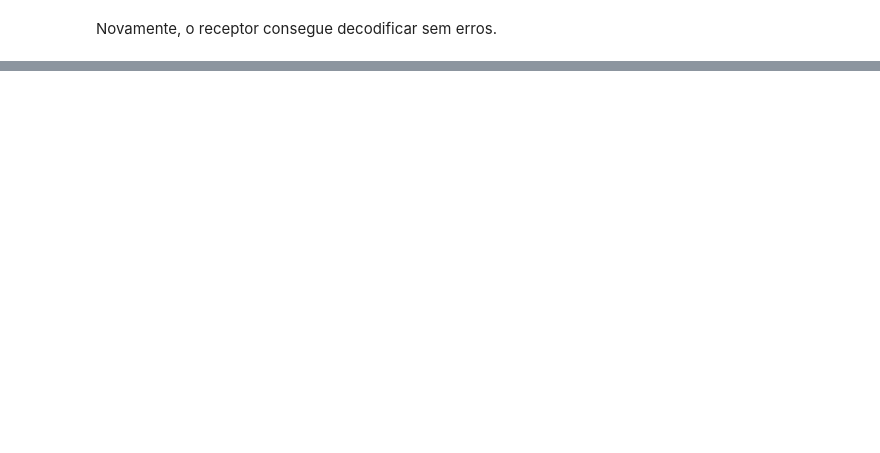
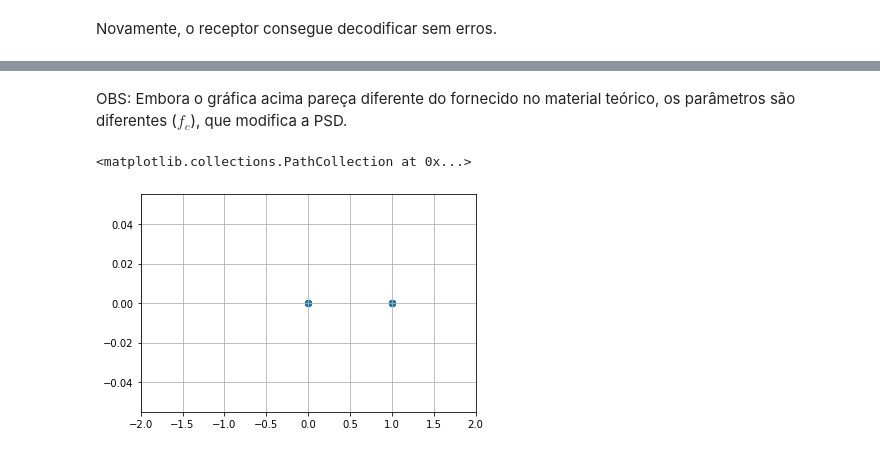
Before and after one commit to rafaelmcam/PeterMathysCommunicationsLab, a Jupyter notebook: Lab8/Lab8.ipynb, the cells around one changed output, grey strips where cells are left out. Saved outputs shown, nothing was run; the diff lists cells and outputs as text; code cells hidden in the pictures; blank space fills up the shorter version.

```diff
--- a/Lab8/Lab8.ipynb
+++ b/Lab8/Lab8.ipynb
@@ -153,0 +156,5 @@ Novamente, o receptor consegue decodificar sem erros.
+# %%
+Fs = 44100
+FB = 100
+fc = 2100
+sig_an = comsig.sigSequ(np.random.randint(0, 2, FB * 2), FB)
@@ -153,0 +165,6 @@ Novamente, o receptor consegue decodificar sem erros.
+# %%
+sig_xt, sig_st = ModuleLab8.askxmtr(sig_an, Fs, 'rect', [], 'coh', [fc, 0])
+plt.ylim([-2, 2])
+plt.grid()
+plt.plot(sig_xt.timeAxis(), sig_xt.signal())
+plt.plot(sig_st.timeAxis(), sig_st.signal())
@@ -153,0 +180,12 @@ Novamente, o receptor consegue decodificar sem erros.
+# %% [markdown]
+OBS: Embora o gráfica acima pareça diferente do fornecido no material teórico, os parâmetros são diferentes ($f_c$), que modifica a PSD.
+# %%
+sig_bn, sig_bt, sig_wt, ixn = ModuleLab8.askrcvr(sig_xt, 'coh', [fc, 0], [FB, 0], 'rect', [])
+wn = sig_wt.signal()[ixn]
+# %%
+plt.xlim([-2, 2])
+plt.grid()
+plt.scatter(wn.real, wn.imag)
+# %% [output]
+<matplotlib.collections.PathCollection at 0x...>
+[figure, added]
```
Also changed, not shown: parts of 46 cells of this notebook, 1 other file.
